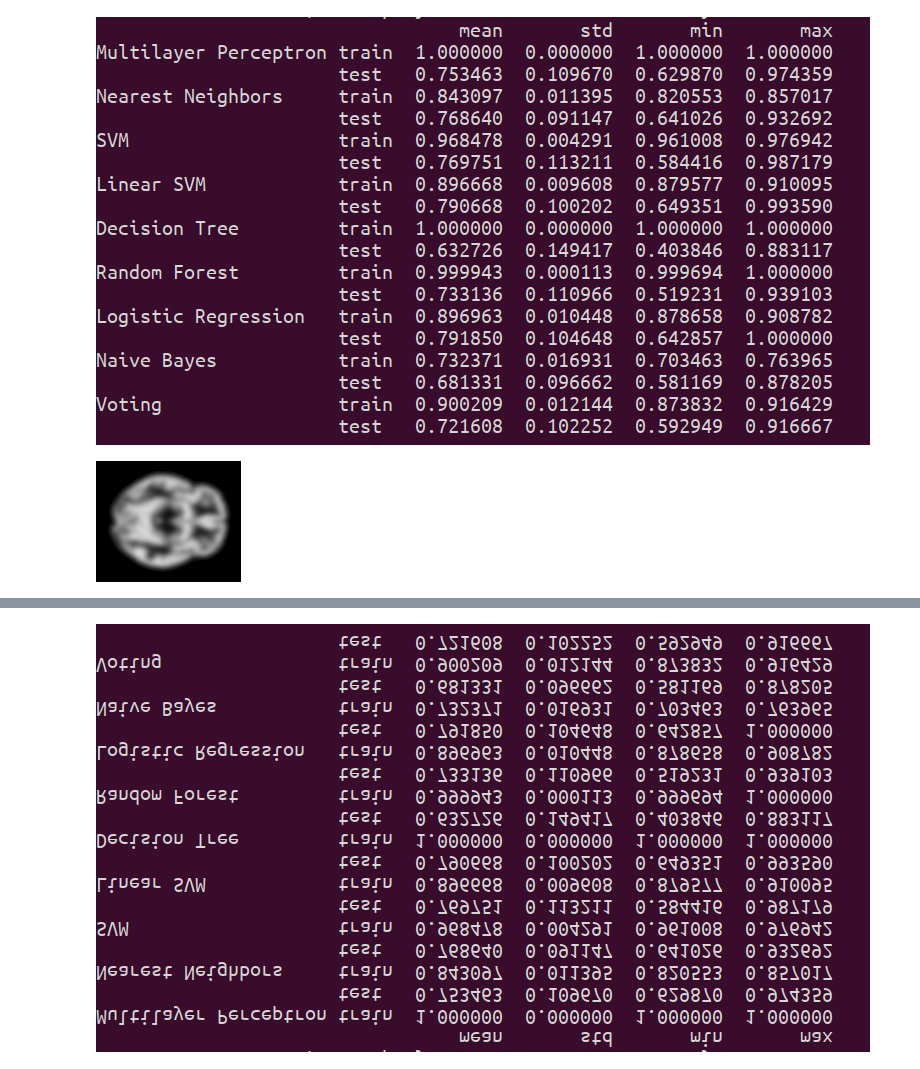
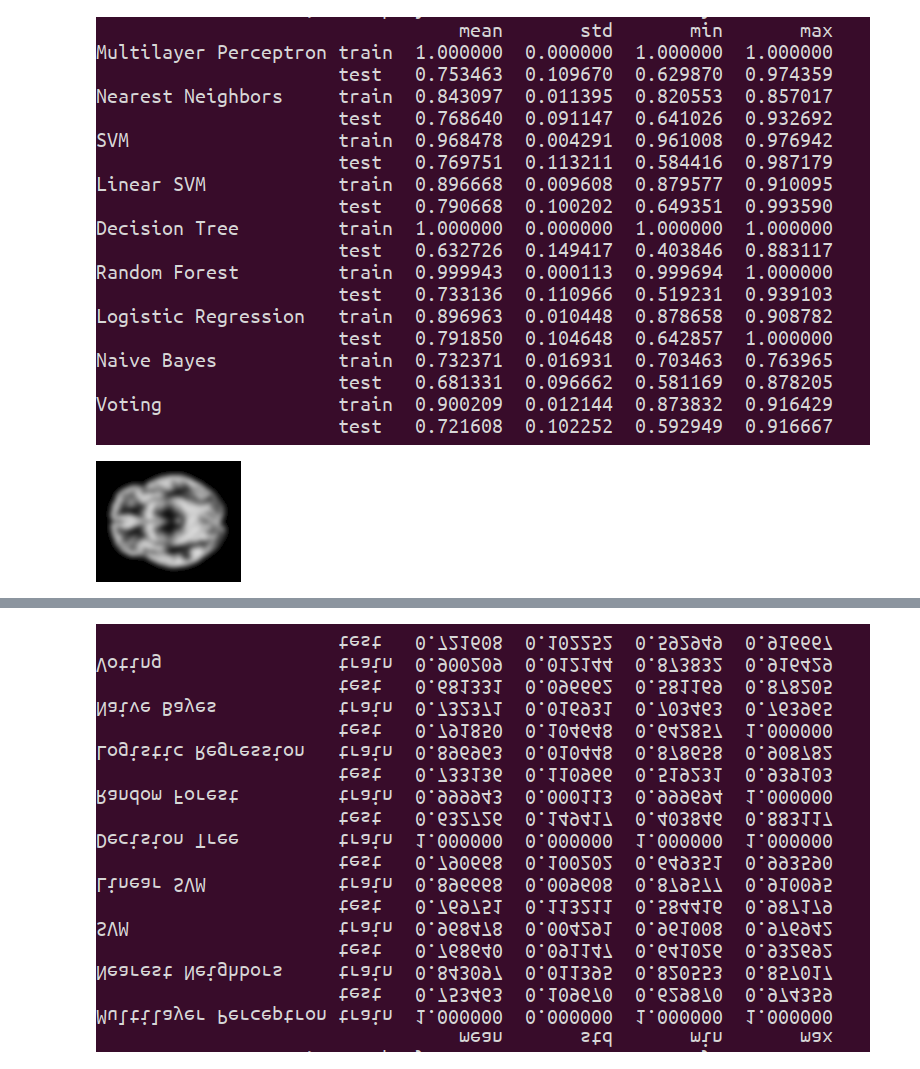
Before and after one commit to trendscenter/dinunet_implementations_gpu, a Jupyter notebook: NB.ipynb, the cells around one changed output, grey strips where cells are left out. Saved outputs shown, nothing was run; the diff lists cells and outputs as text; code cells hidden in the pictures.

```diff
--- a/NB.ipynb
+++ b/NB.ipynb
@@ -46,7 +46,9 @@ nif = np.array(ni.load('test/input/local0/simulatorRun/nifti_file_S00/M02101222_
 nif[nif<0.05] = 0
 # %%
 nif = np.array(nif * 255, dtype=np.uint8)
+# %%
+i = 41
 # %%
-IMG.fromarray(nif[:,:,41])
+IMG.fromarray(_nif[:,:,i])
 # %% [output]
-[figure, old version]
+[figure, new version]
```
Also changed, not shown: parts of 3 cells of this notebook, 5 other files.
